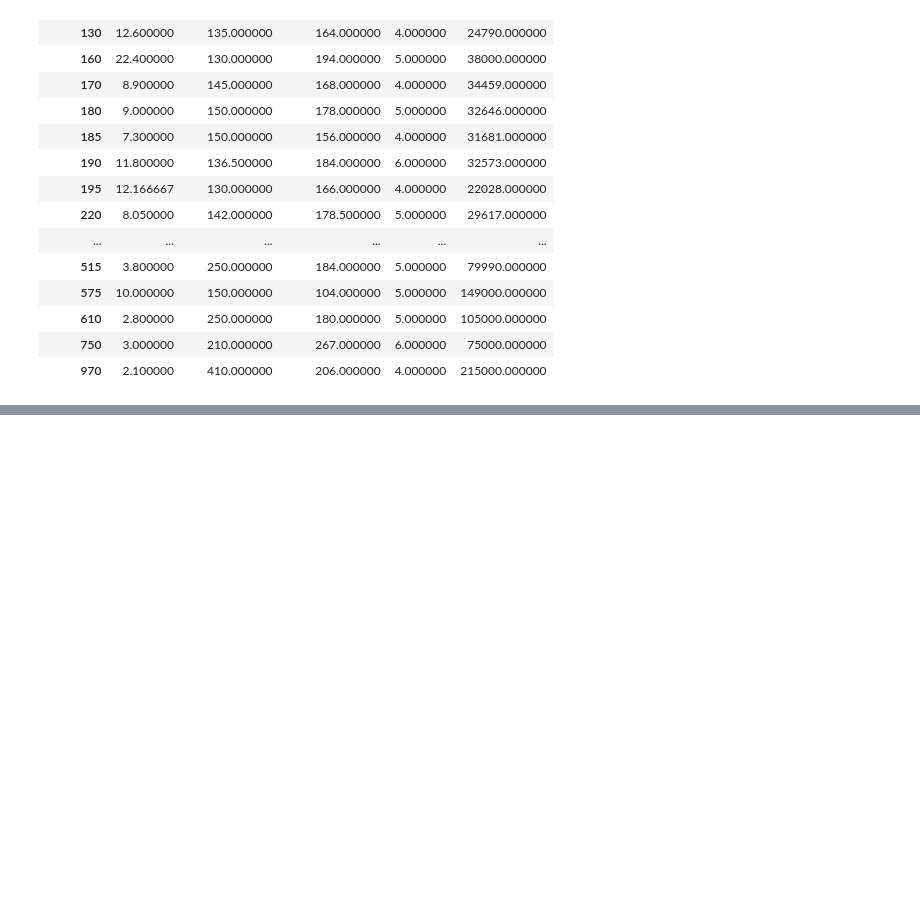
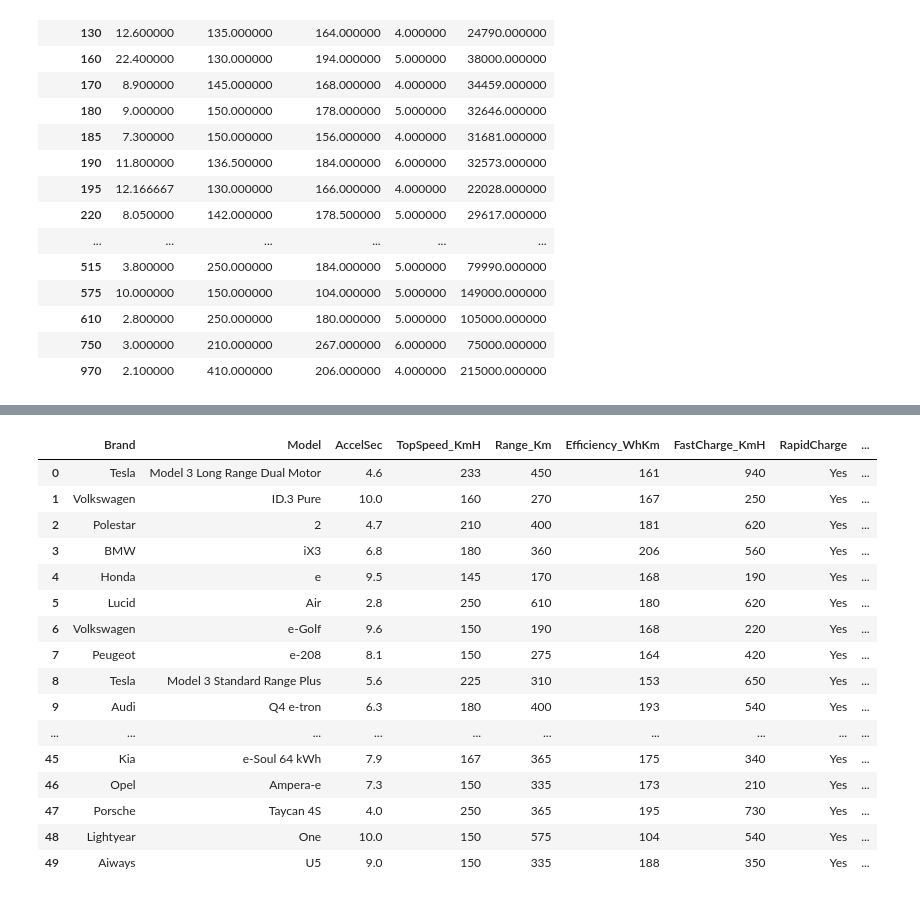
Before and after one commit to Dhruv136/45_days_Training, a Jupyter notebook: Pandas/Data_processing2.ipynb, the cells around one changed output, grey strips where cells are left out. Drawn from its saved outputs; the diff is of its cells as text; code cells hidden in the pictures; blank space fills up the shorter version.

```diff
--- a/Pandas/Data_processing2.ipynb
+++ b/Pandas/Data_processing2.ipynb
@@ -164,0 +189,2 @@ df.groupby("Range_Km").mean(numeric_only=True)
+# %%
+df["Age"].fillna(df["Age"].mean(), inplace=True)
@@ -164,0 +242,6 @@ df.groupby("Range_Km").mean(numeric_only=True)
+# %%
+df.loc[2, "Age"] = 24
+# %%
+df.loc[6, "Age"] = 57
+# %%
+df.loc[33, "Age"] = 69
@@ -164,0 +301,20 @@ df.groupby("Range_Km").mean(numeric_only=True)
+# %%
+df.head(50)
+# %% [output]
+|  | Brand | Model | AccelSec | TopSpeed_KmH | Range_Km | Efficiency_WhKm | FastCharge_KmH | RapidCharge | ... |
+| 0 | Tesla | Model 3 Long Range Dual Motor | 4.6 | 233 | 450 | 161 | 940 | Yes | ... |
+| 1 | Volkswagen | ID.3 Pure | 10.0 | 160 | 270 | 167 | 250 | Yes | ... |
+| 2 | Polestar | 2 | 4.7 | 210 | 400 | 181 | 620 | Yes | ... |
+| 3 | BMW | iX3 | 6.8 | 180 | 360 | 206 | 560 | Yes | ... |
+| 4 | Honda | e | 9.5 | 145 | 170 | 168 | 190 | Yes | ... |
+| 5 | Lucid | Air | 2.8 | 250 | 610 | 180 | 620 | Yes | ... |
+| 6 | Volkswagen | e-Golf | 9.6 | 150 | 190 | 168 | 220 | Yes | ... |
+| 7 | Peugeot | e-208 | 8.1 | 150 | 275 | 164 | 420 | Yes | ... |
+| 8 | Tesla | Model 3 Standard Range Plus | 5.6 | 225 | 310 | 153 | 650 | Yes | ... |
+| 9 | Audi | Q4 e-tron | 6.3 | 180 | 400 | 193 | 540 | Yes | ... |
+| ... | ... | ... | ... | ... | ... | ... | ... | ... | ... |
+| 45 | Kia | e-Soul 64 kWh | 7.9 | 167 | 365 | 175 | 340 | Yes | ... |
+| 46 | Opel | Ampera-e | 7.3 | 150 | 335 | 173 | 210 | Yes | ... |
+| 47 | Porsche | Taycan 4S | 4.0 | 250 | 365 | 195 | 730 | Yes | ... |
+| 48 | Lightyear | One | 10.0 | 150 | 575 | 104 | 540 | Yes | ... |
+| 49 | Aiways | U5 | 9.0 | 150 | 335 | 188 | 350 | Yes | ... |
```
Also changed, not shown: parts of 19 cells of this notebook, 3 other files.
